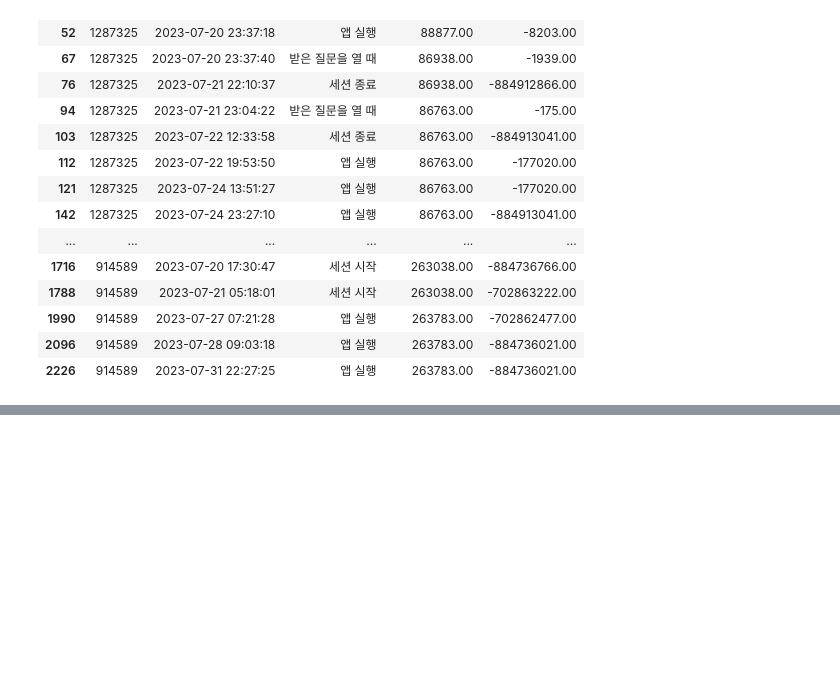
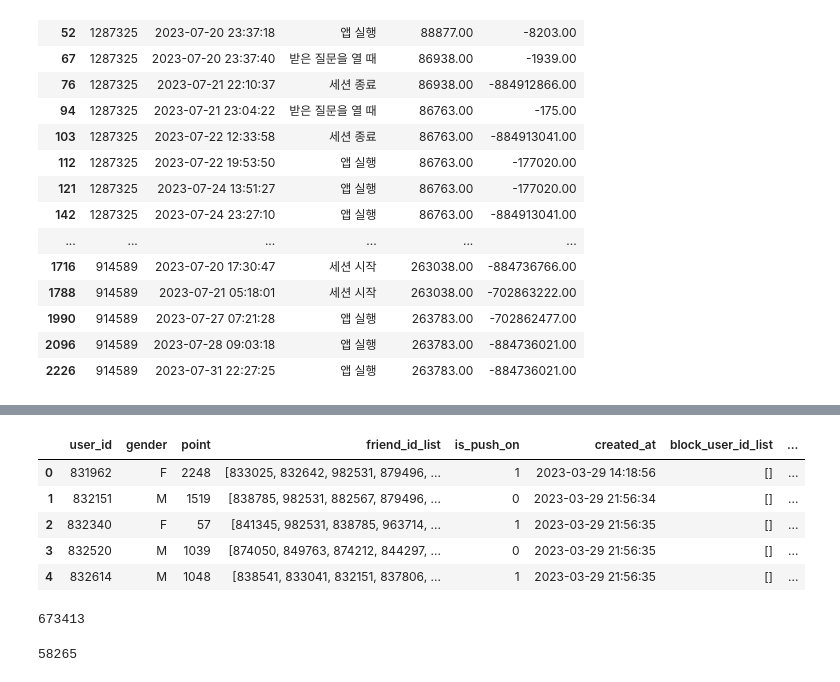
Before and after one commit to EtheriumArchive/Codeit_project, a Jupyter notebook: eda_damyeon_v2.ipynb, the cells around one changed output, grey strips where cells are left out. Saved outputs shown, nothing was run; the diff lists cells and outputs as text; code cells hidden in the pictures; blank space fills up the shorter version.

```diff
--- a/eda_damyeon_v2.ipynb
+++ b/eda_damyeon_v2.ipynb
@@ -2225,0 +2267,12 @@ heart_outlier_diff[['user_id', 'event_datetime', 'event_key', 'heart_balance', '
+# %%
+# 날짜 트리밍
+user_end_date = processed_user['created_at'] < '2023-08-11'
+timeframe_user = processed_user[user_end_date].copy()
+timeframe_user.head()
+# %% [output]
+|  | user_id | gender | point | friend_id_list | is_push_on | created_at | block_user_id_list | ... |
+| 0 | 831962 | F | 2248 | [833025, 832642, 982531, 879496, ... | 1 | 2023-03-29 14:18:56 | [] | ... |
+| 1 | 832151 | M | 1519 | [838785, 982531, 882567, 879496, ... | 0 | 2023-03-29 21:56:34 | [] | ... |
+| 2 | 832340 | F | 57 | [841345, 982531, 838785, 963714, ... | 1 | 2023-03-29 21:56:35 | [] | ... |
+| 3 | 832520 | M | 1039 | [874050, 849763, 874212, 844297, ... | 0 | 2023-03-29 21:56:35 | [] | ... |
+| 4 | 832614 | M | 1048 | [838541, 833041, 832151, 837806, ... | 1 | 2023-03-29 21:56:35 | [] | ... |
@@ -2225,0 +2282,4 @@ heart_outlier_diff[['user_id', 'event_datetime', 'event_key', 'heart_balance', '
+# %%
+timeframe_user_outlier_clean['user_id'].nunique()
+# %% [output]
+673413
@@ -2225,0 +2289,4 @@ heart_outlier_diff[['user_id', 'event_datetime', 'event_key', 'heart_balance', '
+# %%
+len(timeframe_user_clean)
+# %% [output]
+58265
```
Also changed, not shown: parts of 20 cells of this notebook.
